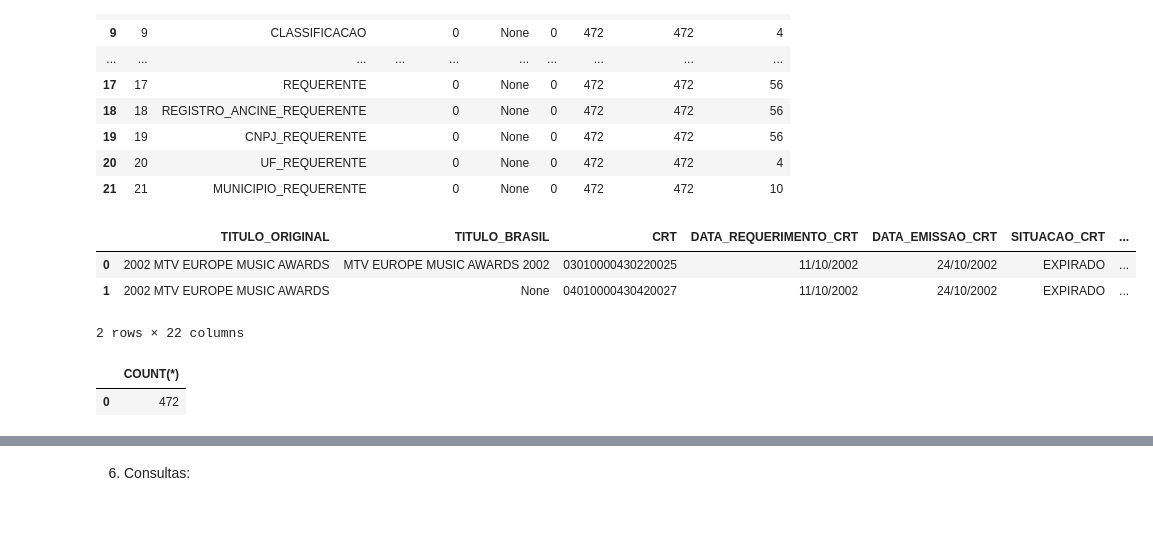
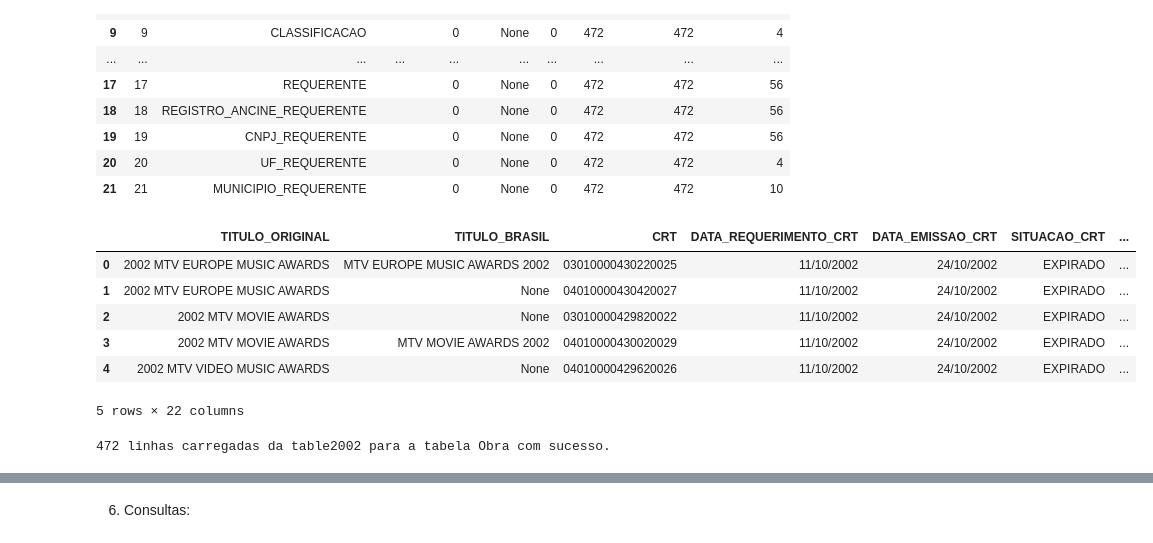
Before and after one commit to MarceleLouiseSAra/TPs-IBD, a Jupyter notebook: TP2.ipynb, the cells around one changed output, grey strips where cells are left out. Cells and saved outputs as stored; diff of their text form; code cells hidden in the pictures; blank space fills up the shorter version.

```diff
--- a/TP2.ipynb
+++ b/TP2.ipynb
@@ -260,22 +227,20 @@ info('table2002', conn)
 # %%
 # peek into some data
 
 # first rows -- analogous to pandas' head()
-fetch('SELECT * FROM table2002 ORDER BY "index" ASC LIMIT 2', conn)
+fetch('SELECT * FROM table2002 ORDER BY "index" ASC LIMIT 5', conn)
 
 # last rows -- analogous to pandas' tail()
 #fetch('SELECT * FROM Source ORDER BY "index" DESC LIMIT 2', conn)
 
 # random rows -- analogous to pandas' sample()
 #fetch('SELECT * FROM Source ORDER BY random() LIMIT 5', conn)
 # %% [output]
 |  | TITULO_ORIGINAL | TITULO_BRASIL | CRT | DATA_REQUERIMENTO_CRT | DATA_EMISSAO_CRT | SITUACAO_CRT | ... |
 | 0 | 2002 MTV EUROPE MUSIC AWARDS | MTV EUROPE MUSIC AWARDS 2002 | 03010000430220025 | 11/10/2002 | 24/10/2002 | EXPIRADO | ... |
 | 1 | 2002 MTV EUROPE MUSIC AWARDS | None | 04010000430420027 | 11/10/2002 | 24/10/2002 | EXPIRADO | ... |
+| 2 | 2002 MTV MOVIE AWARDS | None | 03010000429820022 | 11/10/2002 | 24/10/2002 | EXPIRADO | ... |
+| 3 | 2002 MTV MOVIE AWARDS | MTV MOVIE AWARDS 2002 | 04010000430020029 | 11/10/2002 | 24/10/2002 | EXPIRADO | ... |
+| 4 | 2002 MTV VIDEO MUSIC AWARDS | None | 04010000429620026 | 11/10/2002 | 24/10/2002 | EXPIRADO | ... |
-2 rows × 22 columns
+5 rows × 22 columns
-# %%
-fetch('SELECT COUNT(*) from table2002', conn)
-# %% [output]
-|  | COUNT(*) |
-| 0 | 472 |
 # %%
@@ -288 +267,36 @@ with sqlite3.connect('2002.db') as conn:
   cur.execute(create)
+# %%
+import sqlite3
+
+with sqlite3.connect('2002.db') as conn:
+    cur = conn.cursor()
+
+    Obra2002_columns = [
+        "CRT", "tituloBrasil", "dataSolicitacao", "dataEmissao", "situacao",
+        "orgTemporal", "classificacao", "anoInicioProd", "tipoObra", "segmento", "fkCNPJ"
+    ]
+
+    columns_to_load = ["CRT", "TITULO_BRASIL", "DATA_REQUERIMENTO_CRT", "DATA_EMISSAO_CRT", "SITUACAO_CRT", "ORGANIZACAO_TEMPORAL",
+                       "CLASSIFICACAO", "ANO_PRODUCAO_INICIAL", "TIPO_OBRA", "SEGMENTO", "CNPJ_REQUERENTE"
+    ]
+
+    insert_query = f"""
+    INSERT INTO Obra2002 ({', '.join(Obra2002_columns)})
+    SELECT {', '.join(columns_to_load)}
+    FROM table2002;
+    """
+
+    try:
+        cur.execute(insert_query)
+
+        conn.commit()
+        print(f"{cur.rowcount} linhas carregadas da table2002 para a tabela Obra com sucesso.")
+
+    except sqlite3.OperationalError as e:
+        print(f"Erro de operação do banco de dados ao carregar dados: {e}")
+        conn.rollback()
+    except Exception as e:
+        print(f"Ocorreu um erro inesperado: {e}")
+        conn.rollback()
+# %% [output]
+472 linhas carregadas da table2002 para a tabela Obra com sucesso.
```
Also changed, not shown: parts of 13 cells of this notebook.
